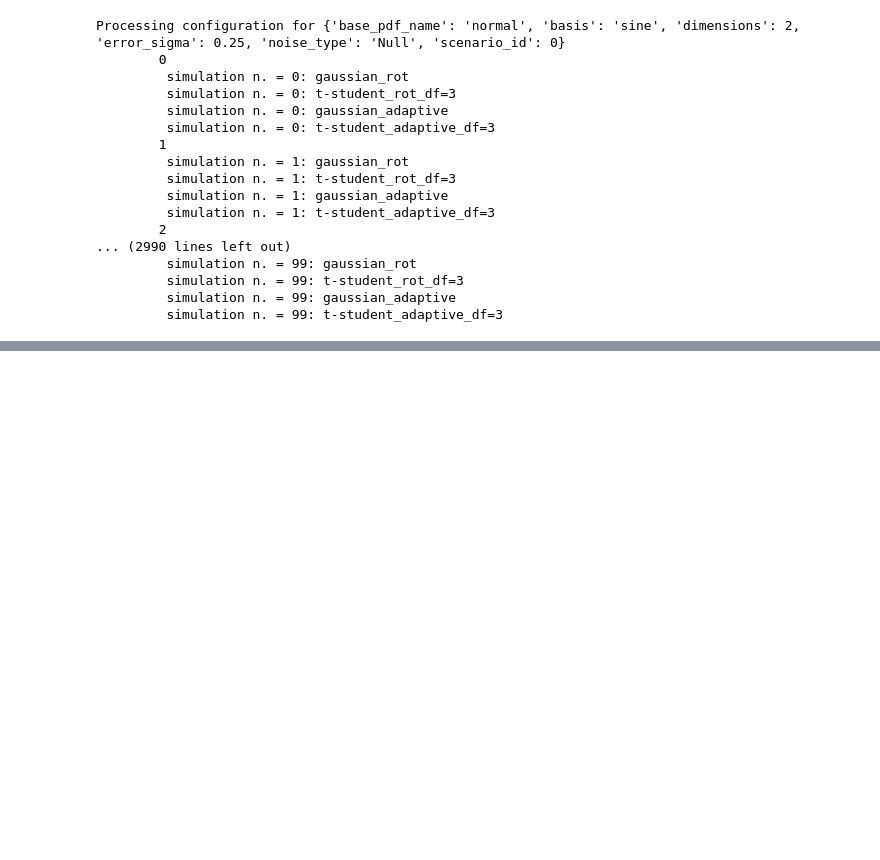
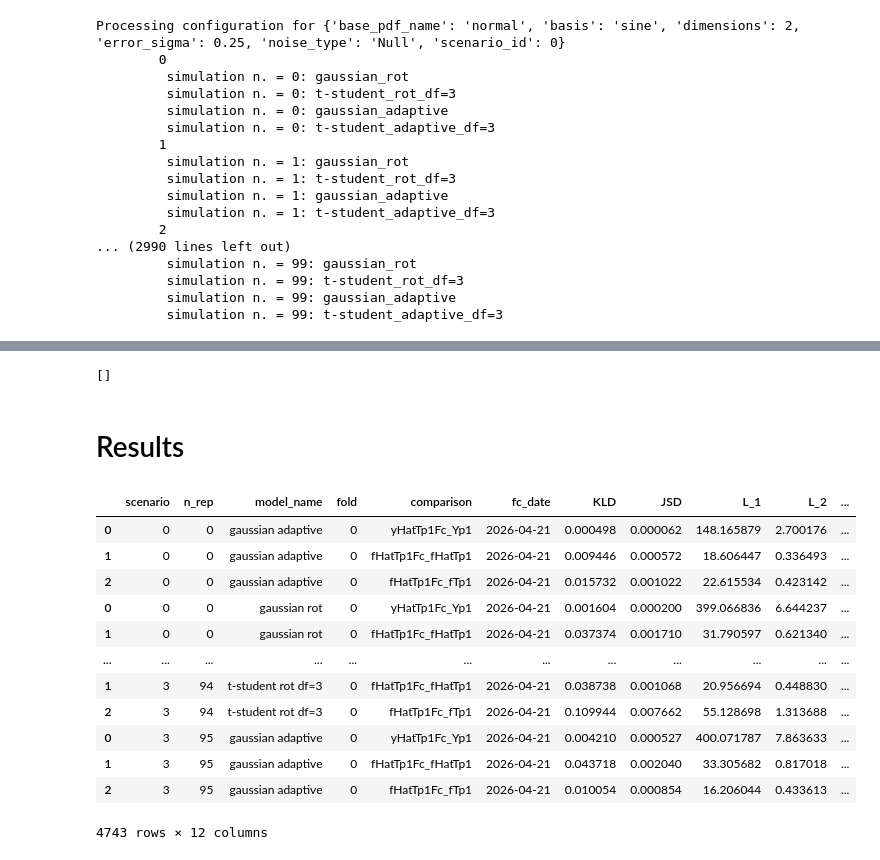
Before and after one commit to matheus-vizzotto/densities4risk, a Jupyter notebook: notebooks/development/monte_carlo_simulation.ipynb, the cells around one changed output, grey strips where cells are left out. Cells and saved outputs as stored; diff of their text form; code cells hidden in the pictures; blank space fills up the shorter version.

```diff
--- a/notebooks/development/monte_carlo_simulation.ipynb
+++ b/notebooks/development/monte_carlo_simulation.ipynb
@@ -44,10 +53,16 @@ EXECUTION_DATE : str = datetime.now().strftime('%Y%m%d')
 LOG_PATH       : str = f'../../logs/simulations/{EXECUTION_DATE}.log'
 FILES_PATH     : str = f'../../data/interim/simulation/{EXECUTION_DATE}/'
 DATABASES_PATH : str = f'../../data/interim/simulation/{EXECUTION_DATE}/databases/'
+SIM_LQD_PATH       : str = f'../../data/interim/simulation/{EXECUTION_DATE}/sim_lqds/'
+KDE_LQD_PATH   : str = f'../../data/interim/simulation/{EXECUTION_DATE}/kde_lqds/'
 ALL_KDES_PATH  : str = f'../../data/interim/simulation/{EXECUTION_DATE}/all_kdes.jbl'
 CV_FILES_PATH  : str = f'../../data/interim/simulation/{EXECUTION_DATE}/progress/'
 CV_FC_PATH     : str = f'../../data/interim/simulation/{EXECUTION_DATE}/cv/'
 
+
 Path(FILES_PATH).mkdir(parents=True, exist_ok=True)
 Path(DATABASES_PATH).mkdir(parents=True, exist_ok=True)
 Path(CV_FILES_PATH).mkdir(parents=True, exist_ok=True)
+Path(SIM_LQD_PATH).mkdir(parents=True, exist_ok=True)
+Path(KDE_LQD_PATH).mkdir(parents=True, exist_ok=True)
+Path(CV_FC_PATH).mkdir(parents=True, exist_ok=True)
@@ -345,0 +411,18 @@ for kde_address in kde_addresses:
+# %%
+kdes_lqd_paths = [''.join([KDE_LQD_PATH, x]) for x in os.listdir(KDE_LQD_PATH) if "scenario" in x]
+
+kdes_lqd_addresses = []
+for path_name in kdes_lqd_paths:
+    obj = joblib.load(path_name)
+    kde_address = {
+        "scenario":   obj["scenario"],
+        "n_rep":      obj["n_rep"],
+        "model_name": obj["model_name"],
+        "address":    path_name
+    }
+    kdes_lqd_addresses.append(kde_address)
+
+kde_lqd_index = {
+    (d["scenario"], d["n_rep"], d["model_name"]): d["address"]
+    for d in kdes_lqd_addresses
+}
@@ -345,0 +443,12 @@ for kde_address in kde_addresses:
+# %%
+# 1. Setup Logger
+logger = logging.getLogger("Density_Estimation")
+logger.setLevel(logging.DEBUG)
+
+# 2. Setup File Handler
+file_handler = logging.FileHandler(LOG_PATH)
+file_handler.setFormatter(logging.Formatter('%(asctime)s | %(levelname)s | %(message)s'))
+logger.addHandler(file_handler)
+
+# 3. CAPTURE WARNINGS: This handles "Forecast with mean" style warnings
+logging.captureWarnings(True)
@@ -345,0 +598,29 @@ for kde_address in kde_addresses:
+# %%
+measures
+# %% [output]
+[]
+# %% [markdown]
+# Results
+# %%
+cv_results = []
+cv_files = [''.join([CV_FC_PATH,x]) for x in os.listdir(CV_FC_PATH)]
+for file in cv_files:
+    cv_results.append(pd.DataFrame(joblib.load(file)))
+df_cv_results = pd.concat(cv_results)
+df_cv_results.sort_values(by=["scenario", "n_rep", "model_name"], inplace=True)
+# %%
+df_cv_results.iloc[:,:]
+# %% [output]
+|  | scenario | n_rep | model_name | fold | comparison | fc_date | KLD | JSD | L_1 | L_2 | ... |
+| 0 | 0 | 0 | gaussian adaptive | 0 | yHatTp1Fc_Yp1 | 2026-04-21 | 0.000498 | 0.000062 | 148.165879 | 2.700176 | ... |
+| 1 | 0 | 0 | gaussian adaptive | 0 | fHatTp1Fc_fHatTp1 | 2026-04-21 | 0.009446 | 0.000572 | 18.606447 | 0.336493 | ... |
+| 2 | 0 | 0 | gaussian adaptive | 0 | fHatTp1Fc_fTp1 | 2026-04-21 | 0.015732 | 0.001022 | 22.615534 | 0.423142 | ... |
+| 0 | 0 | 0 | gaussian rot | 0 | yHatTp1Fc_Yp1 | 2026-04-21 | 0.001604 | 0.000200 | 399.066836 | 6.644237 | ... |
+| 1 | 0 | 0 | gaussian rot | 0 | fHatTp1Fc_fHatTp1 | 2026-04-21 | 0.037374 | 0.001710 | 31.790597 | 0.621340 | ... |
+| ... | ... | ... | ... | ... | ... | ... | ... | ... | ... | ... | ... |
+| 1 | 3 | 94 | t-student rot df=3 | 0 | fHatTp1Fc_fHatTp1 | 2026-04-21 | 0.038738 | 0.001068 | 20.956694 | 0.448830 | ... |
+| 2 | 3 | 94 | t-student rot df=3 | 0 | fHatTp1Fc_fTp1 | 2026-04-21 | 0.109944 | 0.007662 | 55.128698 | 1.313688 | ... |
+| 0 | 3 | 95 | gaussian adaptive | 0 | yHatTp1Fc_Yp1 | 2026-04-21 | 0.004210 | 0.000527 | 400.071787 | 7.863633 | ... |
+| 1 | 3 | 95 | gaussian adaptive | 0 | fHatTp1Fc_fHatTp1 | 2026-04-21 | 0.043718 | 0.002040 | 33.305682 | 0.817018 | ... |
+| 2 | 3 | 95 | gaussian adaptive | 0 | fHatTp1Fc_fTp1 | 2026-04-21 | 0.010054 | 0.000854 | 16.206044 | 0.433613 | ... |
+4743 rows × 12 columns
```
Also changed, not shown: parts of 15 cells of this notebook, 2 other files.
